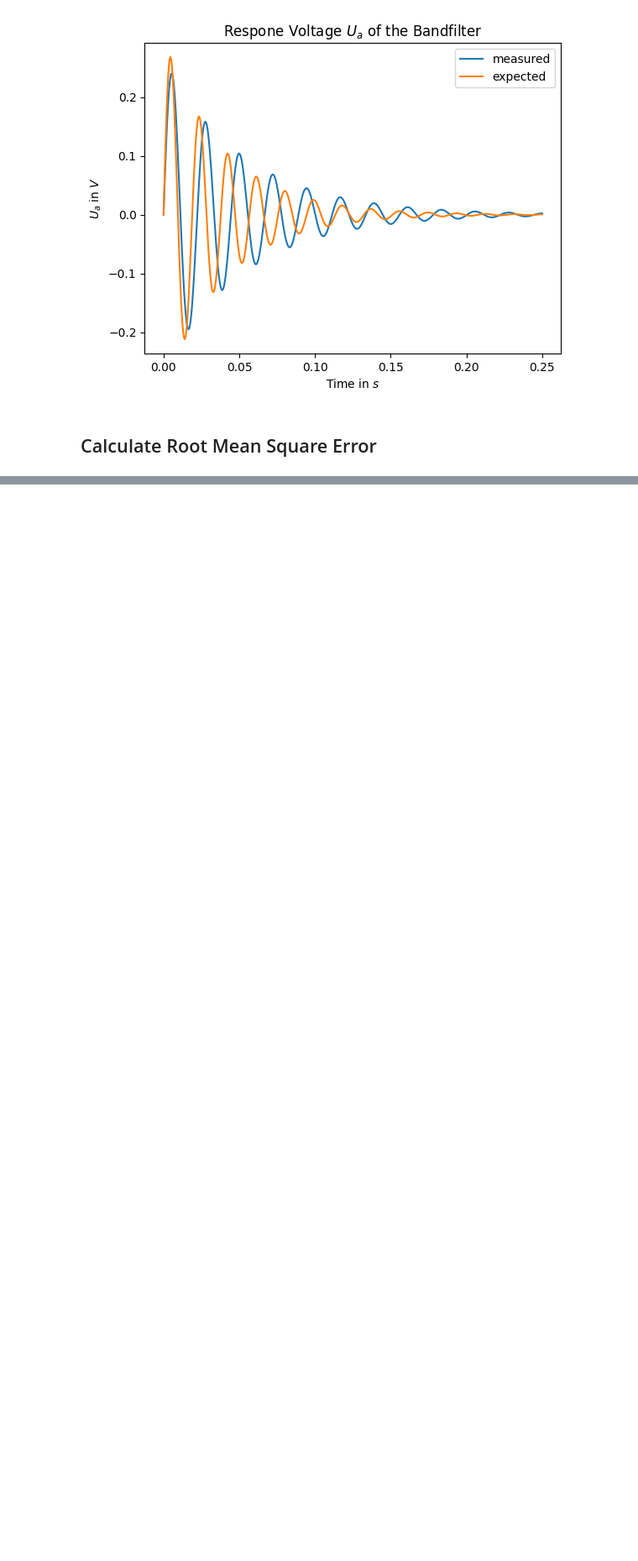
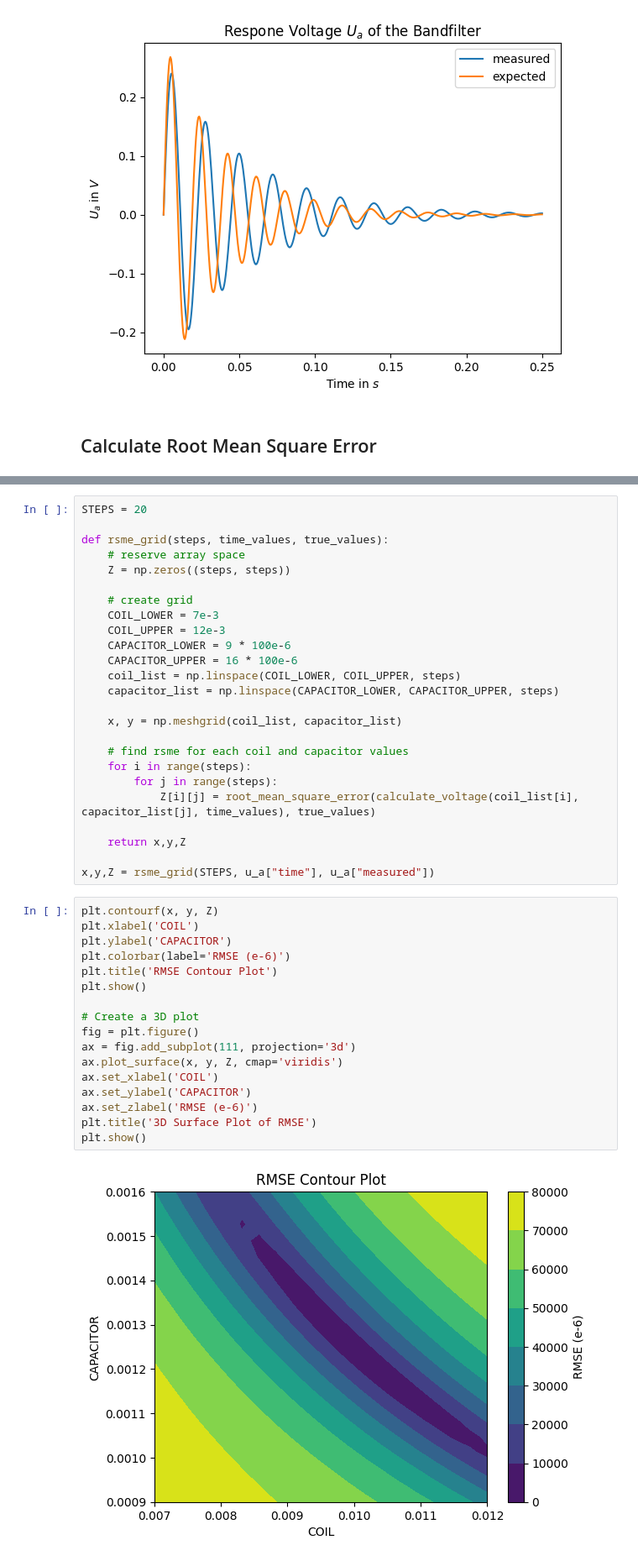
Before and after one commit to JaxRaffnix/Modellbildung-Simulation, a Jupyter notebook: exercise 7/task1.ipynb, the cells around one changed output, grey strips where cells are left out. Shown at 84% size. Saved outputs shown, nothing was run; the diff lists cells and outputs as text; blank space fills up the shorter version.

Commit message:
worked on rsme minimize

```diff
--- a/exercise 7/task1.ipynb
+++ b/exercise 7/task1.ipynb
@@ -63,0 +66,44 @@ root mean square error with nominal values: 64993.98 e-6 V
+# %%
+STEPS = 20
+
+def rsme_grid(steps, time_values, true_values):
+    # reserve array space
+    Z = np.zeros((steps, steps))
+
+    # create grid
+    COIL_LOWER = 7e-3
+    COIL_UPPER = 12e-3
+    CAPACITOR_LOWER = 9 * 100e-6
+    CAPACITOR_UPPER = 16 * 100e-6
+    coil_list = np.linspace(COIL_LOWER, COIL_UPPER, steps)
+    capacitor_list = np.linspace(CAPACITOR_LOWER, CAPACITOR_UPPER, steps)
+
+    x, y = np.meshgrid(coil_list, capacitor_list)
+
+    # find rsme for each coil and capacitor values
+    for i in range(steps):
+        for j in range(steps):
+            Z[i][j] = root_mean_square_error(calculate_voltage(coil_list[i], capacitor_list[j], time_values), true_values)
+
+    return x,y,Z
+
+x,y,Z = rsme_grid(STEPS, u_a["time"], u_a["measured"])
+# %%
+plt.contourf(x, y, Z)
+plt.xlabel('COIL')
+plt.ylabel('CAPACITOR')
+plt.colorbar(label='RMSE (e-6)')
+plt.title('RMSE Contour Plot')
+plt.show()
+
+# Create a 3D plot
+fig = plt.figure()
+ax = fig.add_subplot(111, projection='3d')
+ax.plot_surface(x, y, Z, cmap='viridis')
+ax.set_xlabel('COIL')
+ax.set_ylabel('CAPACITOR')
+ax.set_zlabel('RMSE (e-6)')
+plt.title('3D Surface Plot of RMSE')
+plt.show()
+# %% [output]
+[figure, added]
```
Also changed, not shown: parts of 8 cells of this notebook.
